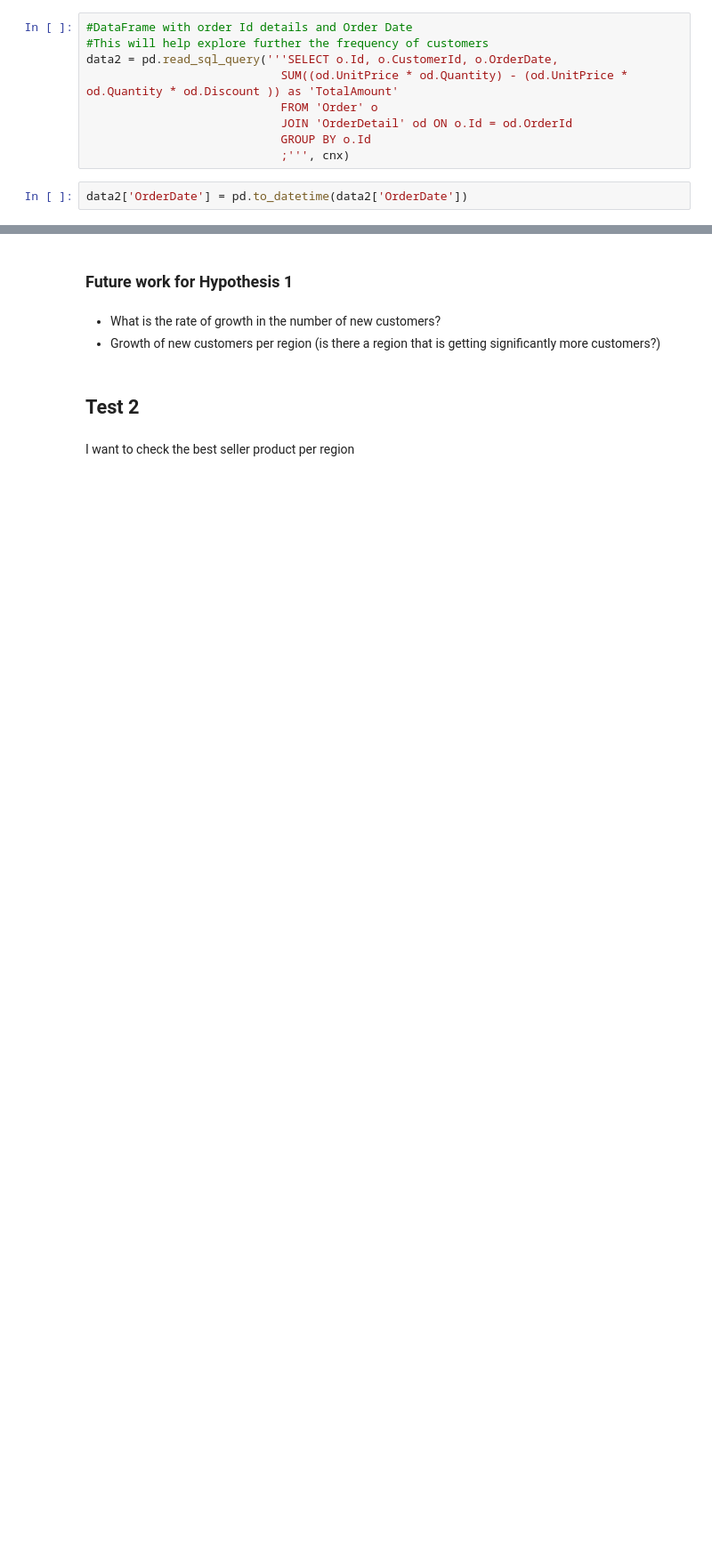
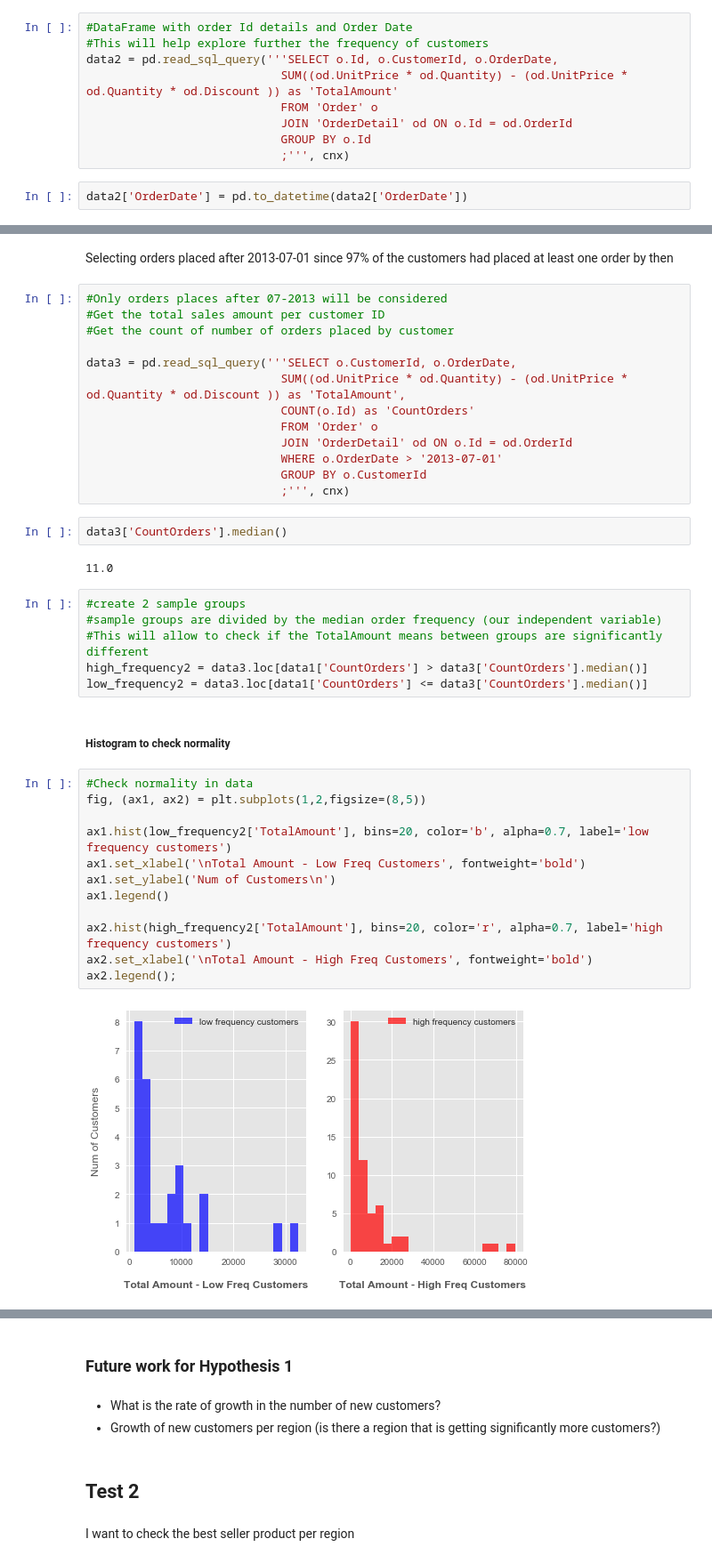
Before and after one commit to Francismorales/dsc-mod-3-project-online-ds-pt-061019, a Jupyter notebook: Project2-Northwind_Hypothesis_Testing.ipynb, the cells around one changed output, grey strips where cells are left out. Shown at 89% size. Cells and saved outputs as stored; diff of their text form; blank space fills up the shorter version.

```diff
--- a/Project2-Northwind_Hypothesis_Testing.ipynb
+++ b/Project2-Northwind_Hypothesis_Testing.ipynb
@@ -272,0 +226,41 @@ plt.scatter(High_freq['OrderDate'], High_freq['CustomerId'], marker='^')
+# %% [markdown]
+Selecting orders placed after 2013-07-01 since 97% of the customers had placed at least one order by then
+# %%
+#Only orders places after 07-2013 will be considered
+#Get the total sales amount per customer ID
+#Get the count of number of orders placed by customer
+
+data3 = pd.read_sql_query('''SELECT o.CustomerId, o.OrderDate,
+                            SUM((od.UnitPrice * od.Quantity) - (od.UnitPrice * od.Quantity * od.Discount )) as 'TotalAmount',
+                            COUNT(o.Id) as 'CountOrders'
+                            FROM 'Order' o
+                            JOIN 'OrderDetail' od ON o.Id = od.OrderId
+                            WHERE o.OrderDate > '2013-07-01'
+                            GROUP BY o.CustomerId
+                            ;''', cnx)
+# %%
+data3['CountOrders'].median()
+# %% [output]
+11.0
+# %%
+#create 2 sample groups
+#sample groups are divided by the median order frequency (our independent variable)
+#This will allow to check if the TotalAmount means between groups are significantly different
+high_frequency2 = data3.loc[data1['CountOrders'] > data3['CountOrders'].median()]
+low_frequency2 = data3.loc[data1['CountOrders'] <= data3['CountOrders'].median()]
+# %% [markdown]
+##### Histogram to check normality
+# %%
+#Check normality in data
+fig, (ax1, ax2) = plt.subplots(1,2,figsize=(8,5))
+
+ax1.hist(low_frequency2['TotalAmount'], bins=20, color='b', alpha=0.7, label='low frequency customers')
+ax1.set_xlabel('\nTotal Amount - Low Freq Customers', fontweight='bold')
+ax1.set_ylabel('Num of Customers\n')
+ax1.legend()
+
+ax2.hist(high_frequency2['TotalAmount'], bins=20, color='r', alpha=0.7, label='high frequency customers')
+ax2.set_xlabel('\nTotal Amount - High Freq Customers', fontweight='bold')
+ax2.legend();
+# %% [output]
+[figure, added]
```
Also changed, not shown: parts of 48 cells of this notebook.
